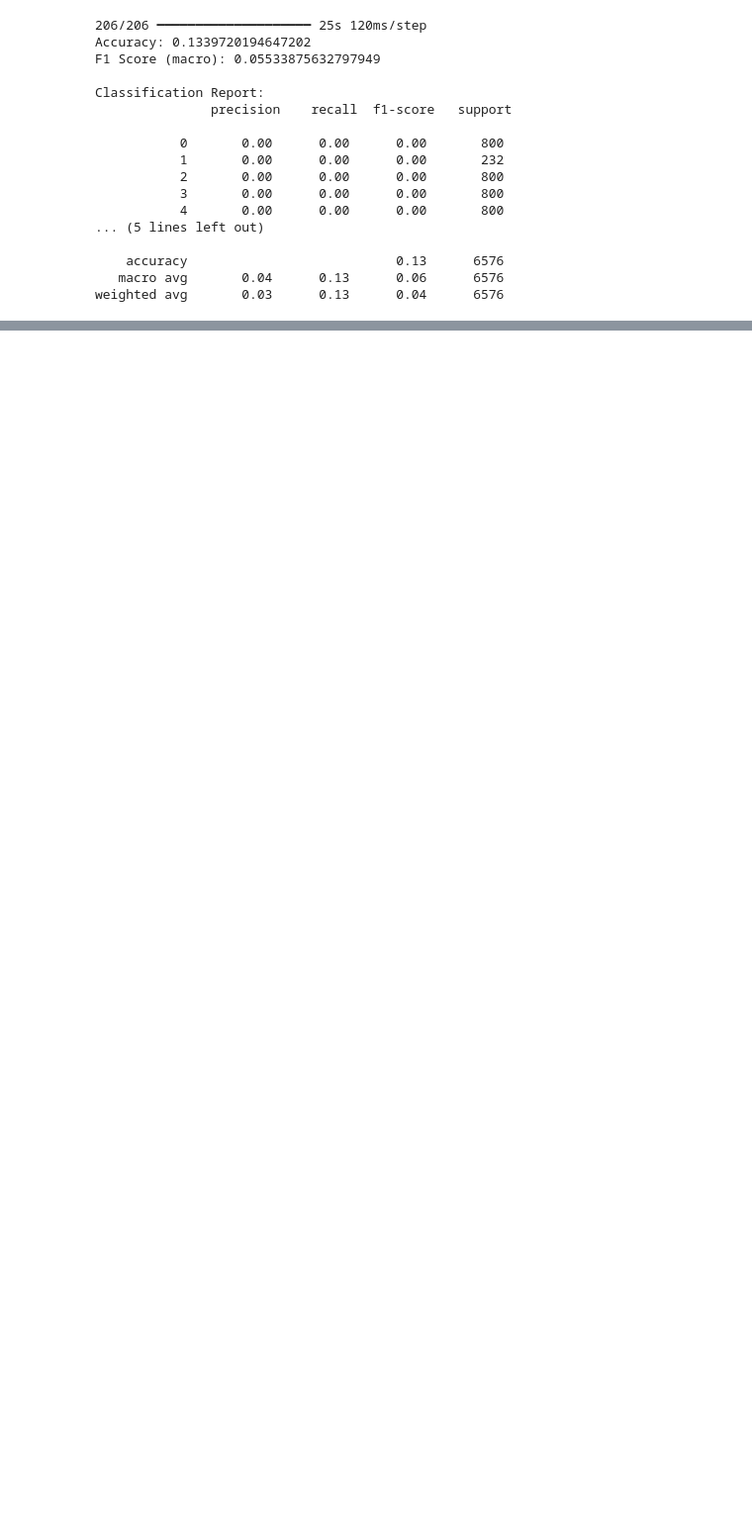
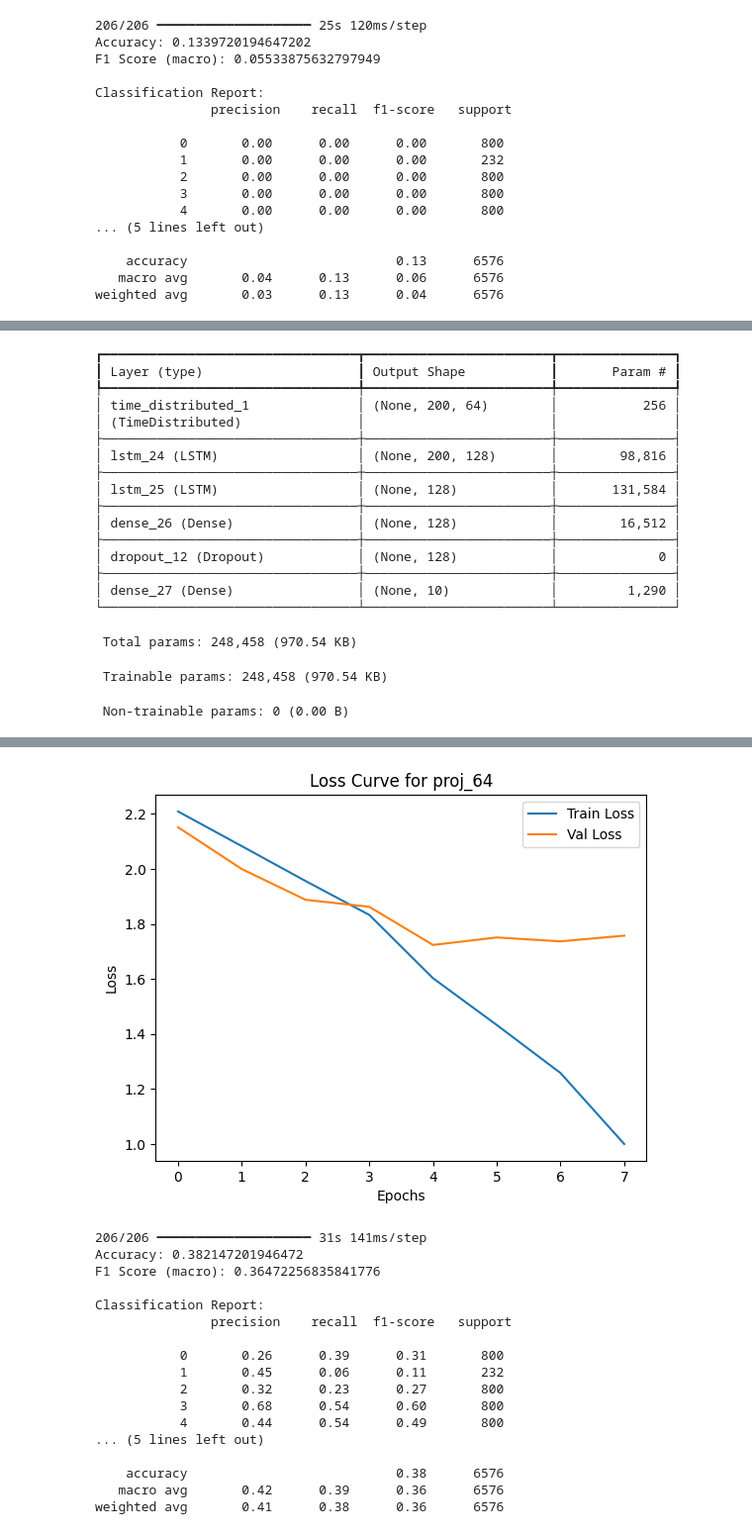
Before and after one commit to Mohamed-Mohamed-Ibrahim/Environmental-Sound-Classification, a Jupyter notebook: LSTM.ipynb, the cells around one changed output, grey strips where cells are left out. Shown at 99% size. Cells and saved outputs as stored; diff of their text form; code cells hidden in the pictures; blank space fills up the shorter version.

```diff
--- a/LSTM.ipynb
+++ b/LSTM.ipynb
@@ -724,0 +809,3 @@ weighted avg       0.03      0.13      0.04      6576
+# %%
+PROJ_64 = build_and_train_LSTM_model(model_name="proj_64", projection_dim=64)
+# %% [output]
@@ -724,0 +813,19 @@ weighted avg       0.03      0.13      0.04      6576
+┏━━━━━━━━━━━━━━━━━━━━━━━━━━━━━━━━━┳━━━━━━━━━━━━━━━━━━━━━━━━┳━━━━━━━━━━━━━━━┓
+┃ Layer (type)                    ┃ Output Shape           ┃       Param # ┃
+┡━━━━━━━━━━━━━━━━━━━━━━━━━━━━━━━━━╇━━━━━━━━━━━━━━━━━━━━━━━━╇━━━━━━━━━━━━━━━┩
+│ time_distributed_1              │ (None, 200, 64)        │           256 │
+│ (TimeDistributed)               │                        │               │
+├─────────────────────────────────┼────────────────────────┼───────────────┤
+│ lstm_24 (LSTM)                  │ (None, 200, 128)       │        98,816 │
+├─────────────────────────────────┼────────────────────────┼───────────────┤
+│ lstm_25 (LSTM)                  │ (None, 128)            │       131,584 │
+├─────────────────────────────────┼────────────────────────┼───────────────┤
+│ dense_26 (Dense)                │ (None, 128)            │        16,512 │
+├─────────────────────────────────┼────────────────────────┼───────────────┤
+│ dropout_12 (Dropout)            │ (None, 128)            │             0 │
+├─────────────────────────────────┼────────────────────────┼───────────────┤
+│ dense_27 (Dense)                │ (None, 10)             │         1,290 │
+└─────────────────────────────────┴────────────────────────┴───────────────┘
+ Total params: 248,458 (970.54 KB)
+ Trainable params: 248,458 (970.54 KB)
+ Non-trainable params: 0 (0.00 B)
@@ -724,0 +848,18 @@ weighted avg       0.03      0.13      0.04      6576
+[figure, added]
+206/206 ━━━━━━━━━━━━━━━━━━━━ 31s 141ms/step
+Accuracy: 0.382147201946472
+F1 Score (macro): 0.36472256835841776
+
+Classification Report:
+               precision    recall  f1-score   support
+
+           0       0.26      0.39      0.31       800
+           1       0.45      0.06      0.11       232
+           2       0.32      0.23      0.27       800
+           3       0.68      0.54      0.60       800
+           4       0.44      0.54      0.49       800
+... (5 lines left out)
+
+    accuracy                           0.38      6576
+   macro avg       0.42      0.39      0.36      6576
+weighted avg       0.41      0.38      0.36      6576
```
Also changed, not shown: parts of 11 cells of this notebook, 3 other files.
